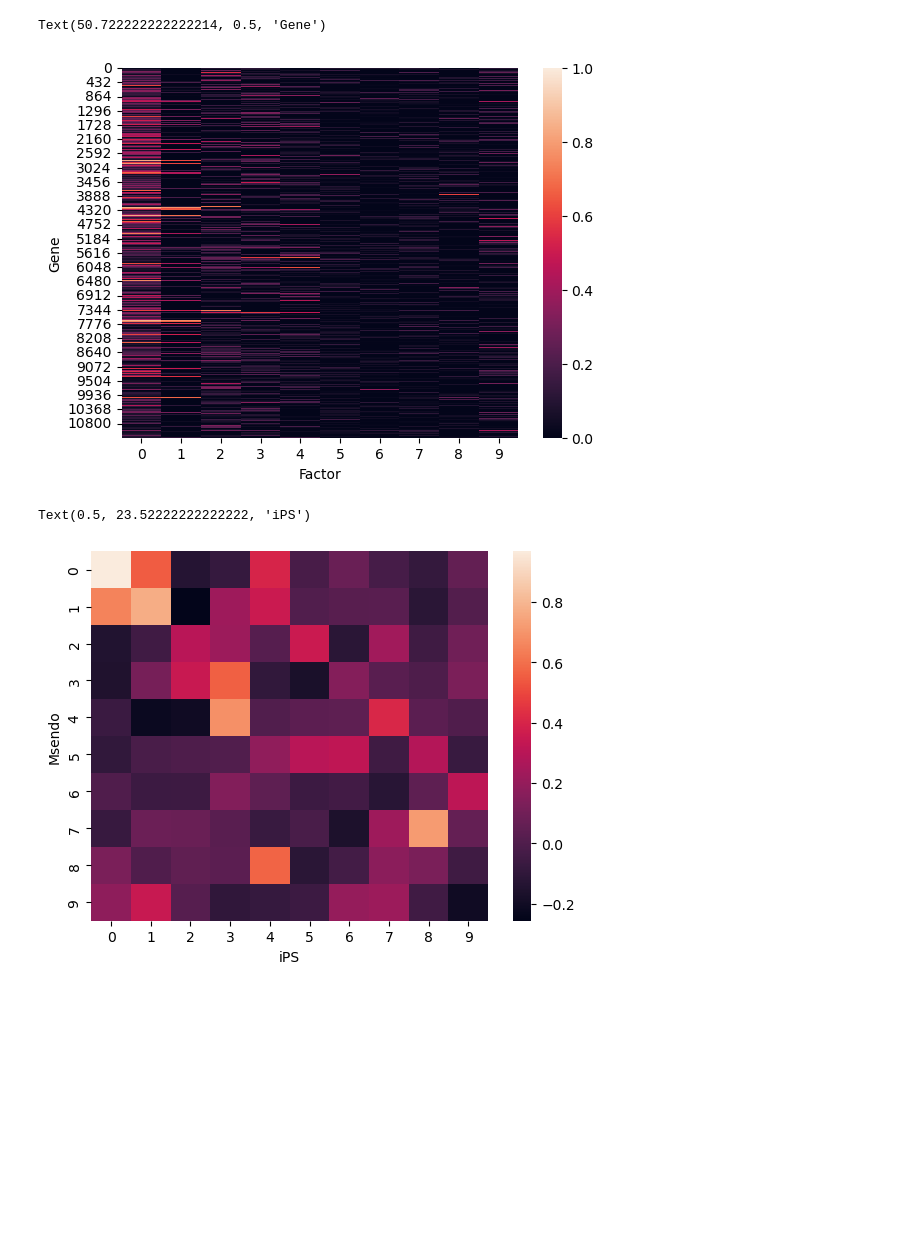
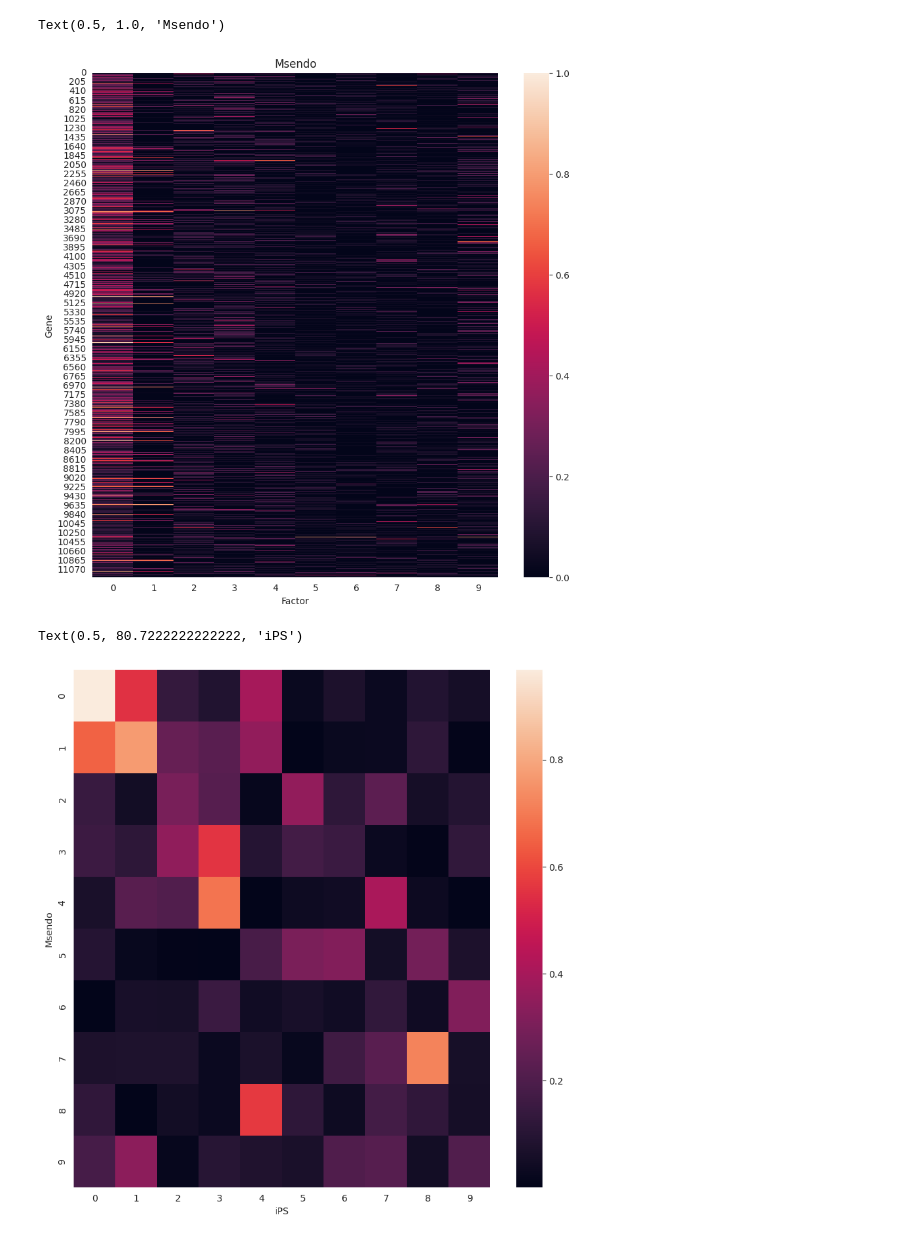
Before and after one commit to owowouwu/hmm-factor-analysis, a Jupyter notebook: analyse_nmf.ipynb, the cells around one changed output. Drawn from its saved outputs; the diff is of its cells as text; code cells hidden in the pictures; blank space fills up the shorter version.

```diff
--- a/analyse_nmf.ipynb
+++ b/analyse_nmf.ipynb
@@ -55,21 +56,24 @@ Text(50.722222222222214, 0.5, 'Gene')
 # %%
+plt.figure(figsize=(10,10))
 sns.heatmap(factor_m_norm.T)
 plt.xlabel("Factor")
 plt.ylabel("Gene")
+plt.title("Msendo")
 # %% [output]
-Text(50.722222222222214, 0.5, 'Gene')
+Text(0.5, 1.0, 'Msendo')
-[figure, old version]
+[figure, new version]
 # %%
 def pairwise_cor(mat1, mat2):
     return [[sp.stats.pearsonr(np.ravel(mat1[i]), np.ravel(mat2[j]))[0] for i in range(mat1.shape[0])] for j in range(mat2.shape[0])]
 # %%
 # pearson correlation of factors
-ips_m_cor = pairwise_cor(nmf_ips.coef(), nmf_m.coef())
+ips_m_cor = np.abs(pairwise_cor(nmf_ips.coef(), nmf_m.coef()))
+plt.figure(figsize=(10,10))
 sns.heatmap(ips_m_cor)
 plt.ylabel("Msendo")
 plt.xlabel("iPS")
 # %% [output]
-Text(0.5, 23.52222222222222, 'iPS')
+Text(0.5, 80.7222222222222, 'iPS')
-[figure, old version]
+[figure, new version]
 # %%
 m_d_cor = pairwise_cor(nmf_m.coef(), nmf_d.coef())
```
Also changed, not shown: parts of 14 cells of this notebook, 16 other files.
